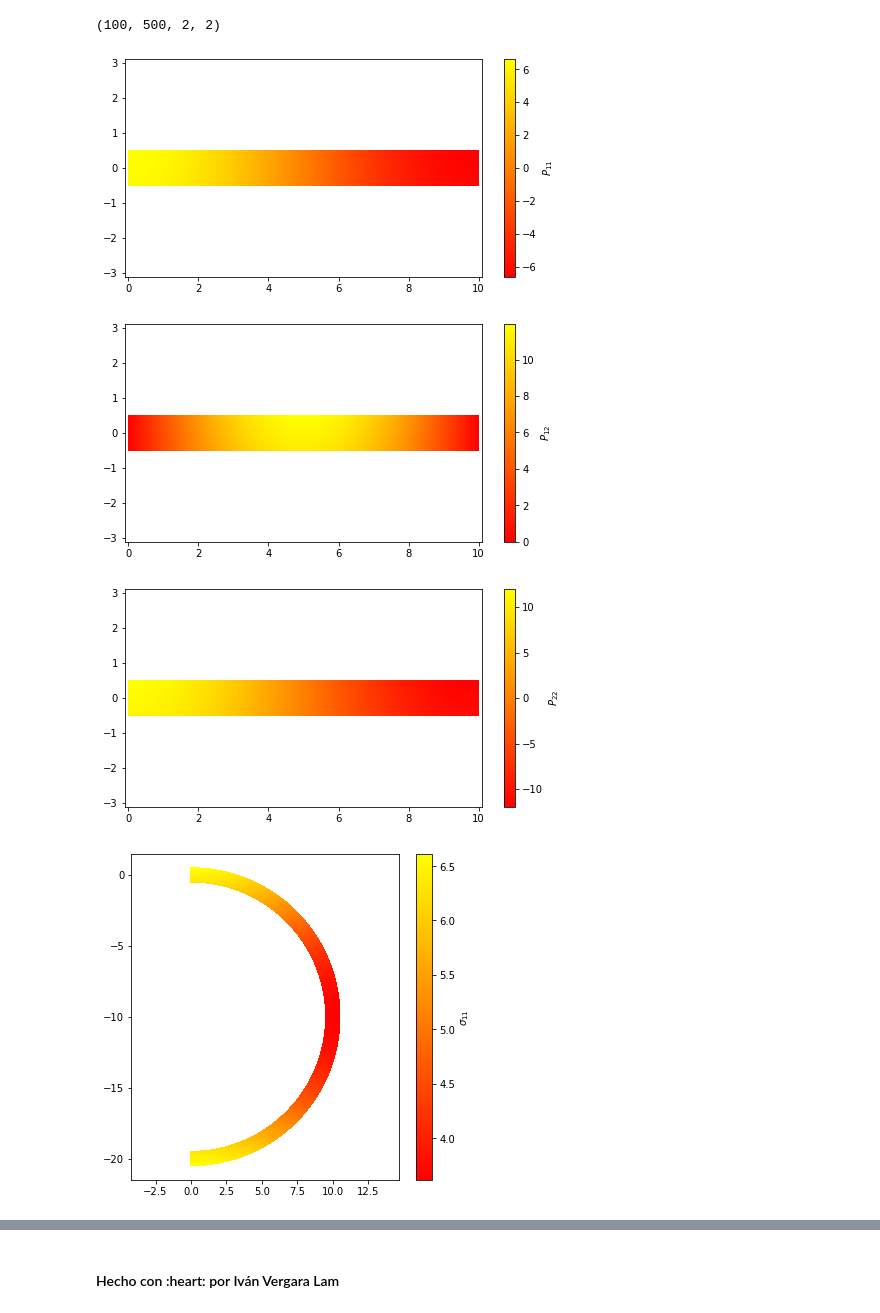
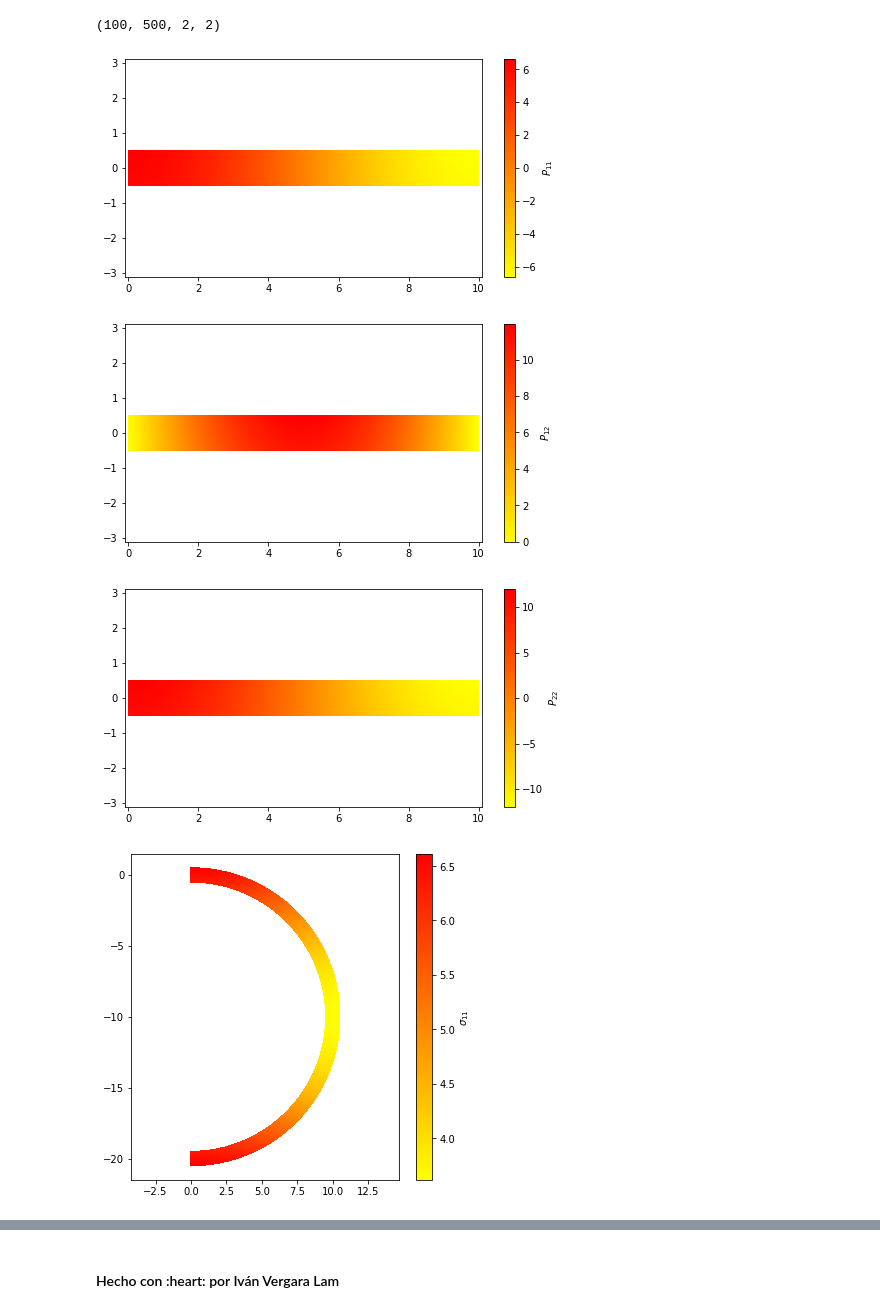
Before and after one commit to ivanvlam/IBM2020, a Jupyter notebook: Tarea 2/tarea-2.ipynb, the cells around one changed output, grey strips where cells are left out. Cells and saved outputs as stored; diff of their text form; code cells hidden in the pictures.

Commit message:
Reverse cmap

```diff
--- a/Tarea 2/tarea-2.ipynb
+++ b/Tarea 2/tarea-2.ipynb
@@ -151,39 +151,39 @@ for i in range(len(BB_x[:, 0])):
         t_norm[i, j] = t_norm_local
 # %%
 plt.figure(figsize=(8, 4))
-fig = plt.pcolor(BB_x, BB_y, P_11, cmap='autumn', shading='auto')
+fig = plt.pcolor(BB_x, BB_y, P_11, cmap='autumn_r', shading='auto')
 plt.colorbar(fig, label = r'$P_{11}$')
 plt.axis('equal')
 plt.xlim(-0.1, 10.1)
 plt.show()
 # %% [output]
-[figure, old version]
+[figure, new version]
 # %%
 plt.figure(figsize=(8, 4))
-fig = plt.pcolor(BB_x, BB_y, P_12, cmap='autumn', shading='auto')
+fig = plt.pcolor(BB_x, BB_y, P_12, cmap='autumn_r', shading='auto')
 plt.colorbar(fig, label = r'$P_{12}$')
 plt.axis('equal')
 plt.xlim(-0.1, 10.1)
 plt.show()
 # %% [output]
-[figure, old version]
+[figure, new version]
 # %%
 plt.figure(figsize=(8, 4))
-fig = plt.pcolor(BB_x, BB_y, P_22, cmap='autumn', shading='auto')
+fig = plt.pcolor(BB_x, BB_y, P_22, cmap='autumn_r', shading='auto')
 plt.colorbar(fig, label = r'$P_{22}$')
 plt.axis('equal')
 plt.xlim(-0.1, 10.1)
 plt.show()
 # %% [output]
-[figure, old version]
+[figure, new version]
 # %%
 plt.figure(figsize=(6, 6))
-fig = plt.pcolor(BB_XX, BB_YY, s_11, cmap='autumn', shading='auto')
+fig = plt.pcolor(BB_XX, BB_YY, s_11, cmap='autumn_r', shading='auto')
 plt.colorbar(fig, label = r'$\sigma_{11}$')
 plt.axis('equal')
 plt.ylim(-21.5, 1.5)
 plt.show()
 # %% [output]
-[figure, old version]
+[figure, new version]
 # %%
 plt.figure(figsize=(6, 6))
```
Also changed, not shown: parts of 6 cells of this notebook.
